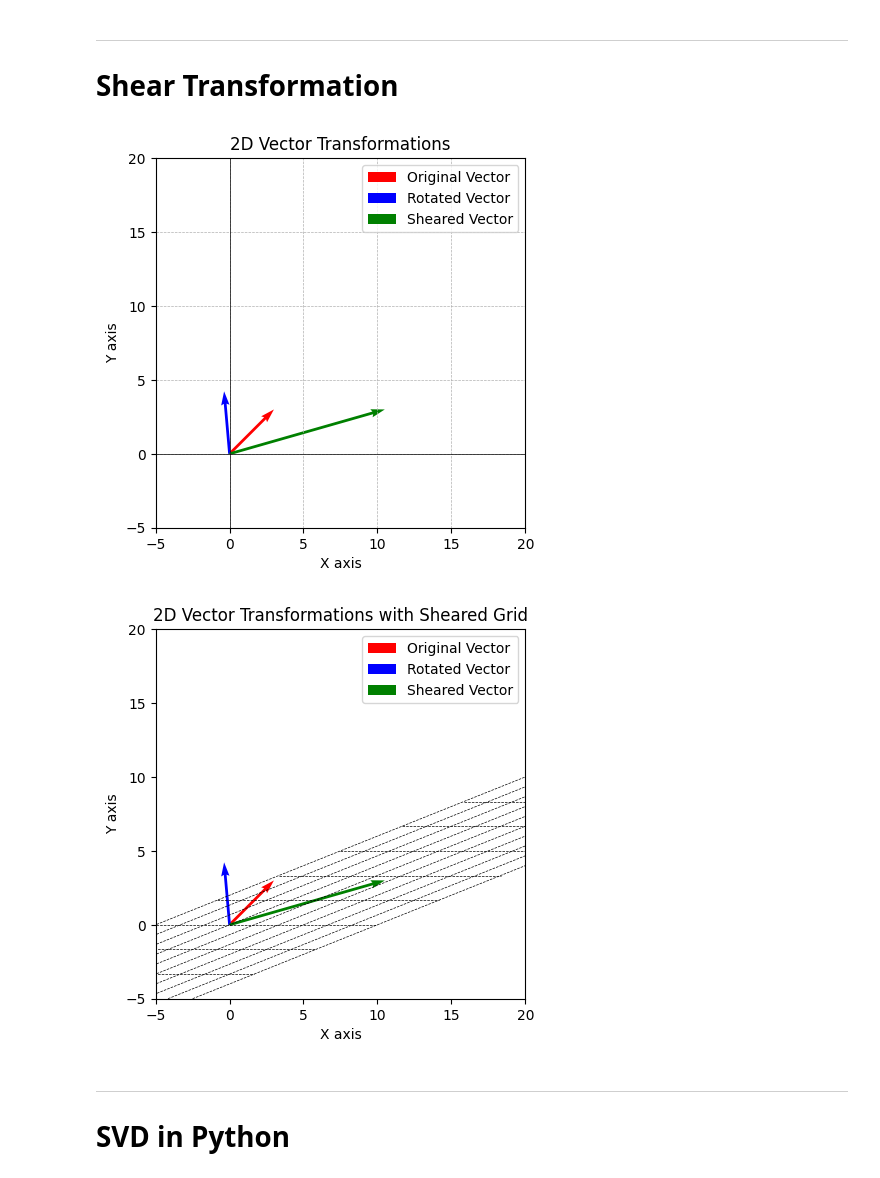
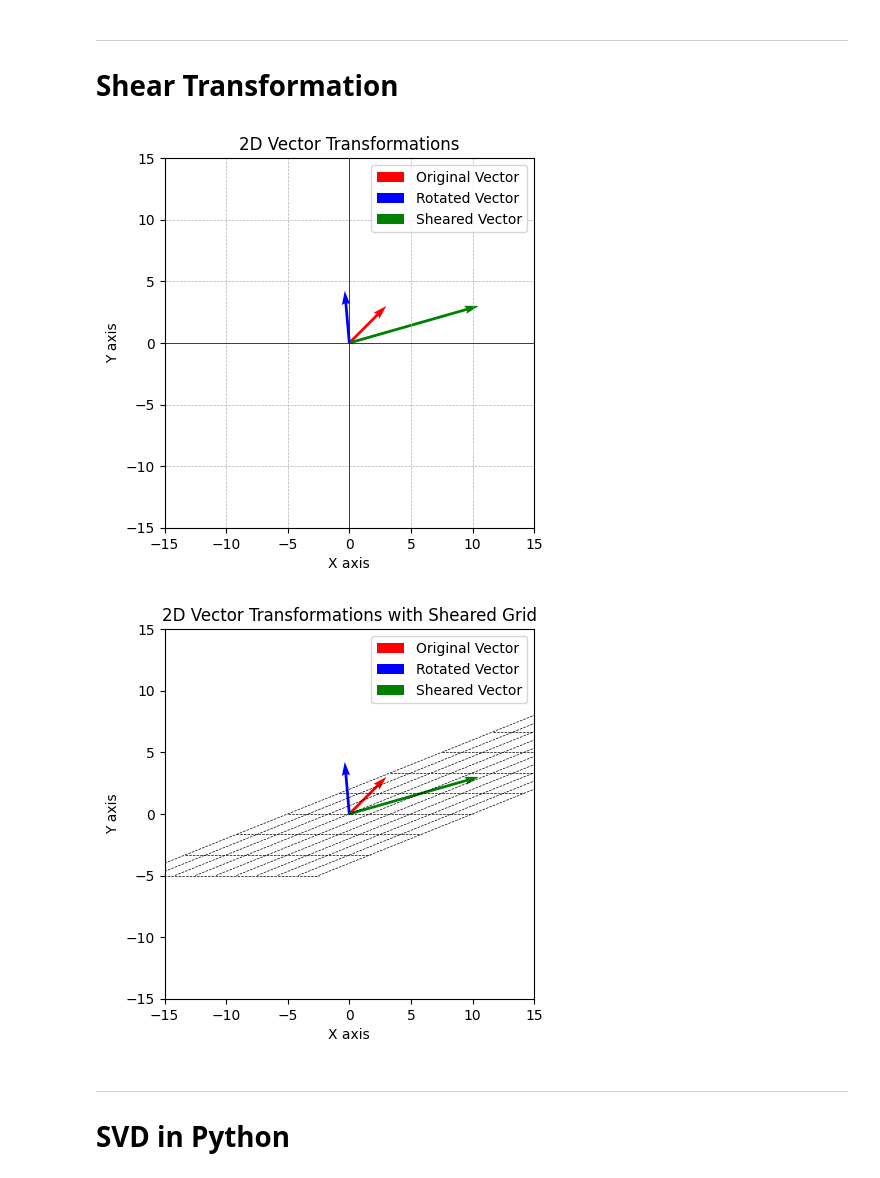
Before and after one commit to khizer9292/machine_learning, a Jupyter notebook: 05_mathematics/01_linear_algebra.ipynb, the cells around one changed output. Drawn from its saved outputs; the diff is of its cells as text; code cells hidden in the pictures.

```diff
--- a/05_mathematics/01_linear_algebra.ipynb
+++ b/05_mathematics/01_linear_algebra.ipynb
@@ -166,8 +165,8 @@ plt.figure()
 plt.quiver(0, 0, v[0], v[1], angles='xy', scale_units='xy', scale=1, color='r', label='Original Vector')
 plt.quiver(0, 0, v_transformed[0], v_transformed[1], angles='xy', scale_units='xy', scale=1, color='b', label='Rotated Vector')
 plt.quiver(0, 0, v_sheared[0], v_sheared[1], angles='xy', scale_units='xy', scale=1, color='g', label='Sheared Vector')
-plt.xlim(-5, 20)
-plt.ylim(-5, 20)
+plt.xlim(-15, 15)
+plt.ylim(-15, 15)
 plt.grid(True, which='both', linestyle='--', linewidth=0.5)
 plt.axhline(y=0, color='k',linewidth=0.5)
 plt.axvline(x=0, color='k',linewidth=0.5)
@@ -178,39 +177,39 @@ plt.legend()
 plt.gca().set_aspect('equal', adjustable='box')
 plt.show()
 # %% [output]
-[figure, old version]
+[figure, new version]
 # %%
 # Adjusting the plot to include the effect of shearing on the grid lines
 # Creating a grid of points
 x = np.linspace(-5, 10, 10)
 y = np.linspace(-5, 10, 10)
 X, Y = np.meshgrid(x, y)
 
 # Applying shear transformation to the grid points
 X_sheared, Y_sheared = np.dot(shear_matrix, [X.ravel(), Y.ravel()])
 X_sheared = X_sheared.reshape(X.shape)
 Y_sheared = Y_sheared.reshape(Y.shape)
 
 # Plotting the sheared grid lines
 plt.figure()
 plt.quiver(0, 0, v[0], v[1], angles='xy', scale_units='xy', scale=1, color='r', label='Original Vector')
 plt.quiver(0, 0, v_transformed[0], v_transformed[1], angles='xy', scale_units='xy', scale=1, color='b', label='Rotated Vector')
 plt.quiver(0, 0, v_sheared[0], v_sheared[1], angles='xy', scale_units='xy', scale=1, color='g', label='Sheared Vector')
 
 for i in range(len(x)):
     plt.plot(X_sheared[i, :], Y_sheared[i, :], 'k--', linewidth=0.5)
     plt.plot(X_sheared[:, i], Y_sheared[:, i], 'k--', linewidth=0.5)
 
-plt.xlim(-5, 20)
-plt.ylim(-5, 20)
+plt.xlim(-15, 15)
+plt.ylim(-15, 15)
 plt.title('2D Vector Transformations with Sheared Grid')
 plt.xlabel('X axis')
 plt.ylabel('Y axis')
 plt.legend()
 plt.gca().set_aspect('equal', adjustable='box')
 plt.show()
 # %% [output]
-[figure, old version]
+[figure, new version]
 # %% [markdown]
 _____
 # **SVD in Python**
```
Also changed, not shown: parts of 7 cells of this notebook, 8 other files.
